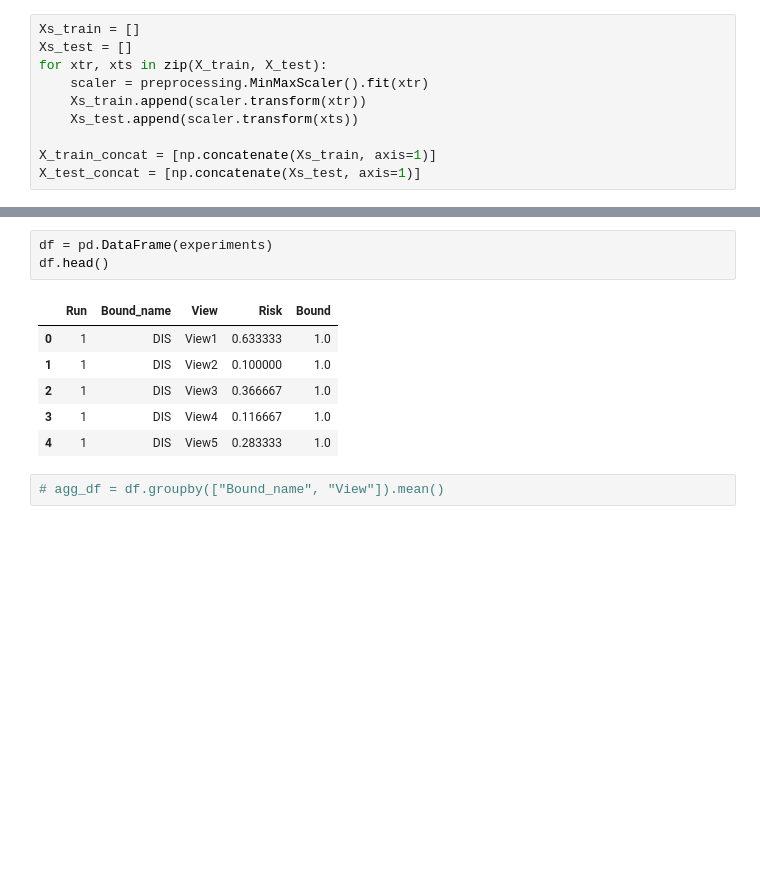
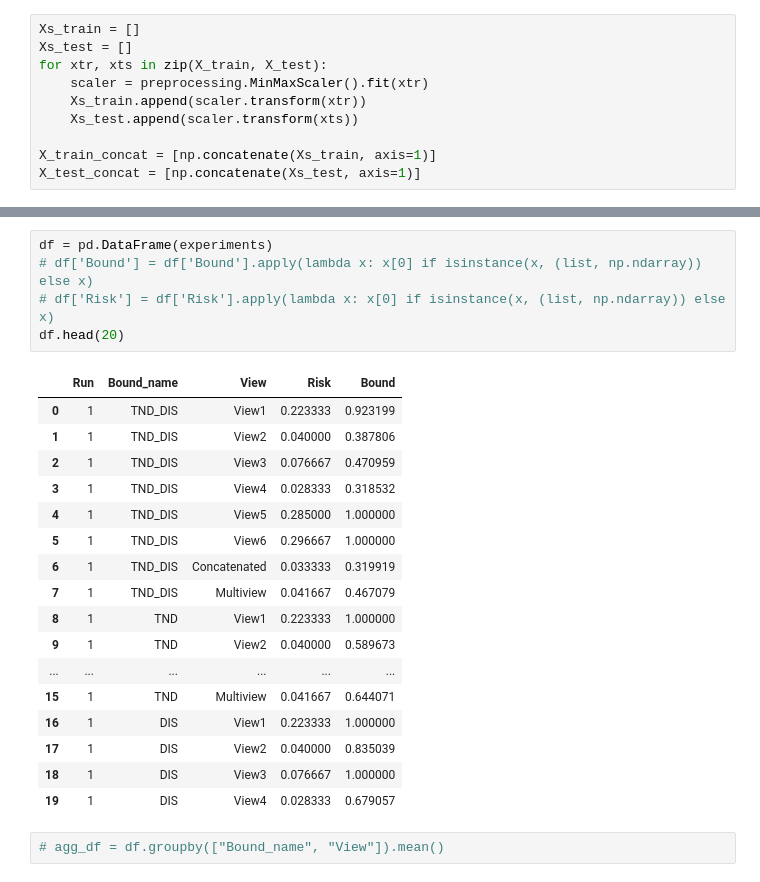
Before and after one commit to adidi24/Multi-View-Majority-Vote-Learning-Algorithms-Direct-Minimization-of-PAC-Bayesian-Bounds, a Jupyter notebook: empirical-evaluation-jupyter.ipynb, the cells around one changed output, grey strips where cells are left out. Saved outputs shown, nothing was run; the diff lists cells and outputs as text; blank space fills up the shorter version.

```diff
--- a/empirical-evaluation-jupyter.ipynb
+++ b/empirical-evaluation-jupyter.ipynb
@@ -167,12 +181,25 @@ Entering save and stats zone-------------------------------
-# %%
-df = pd.DataFrame(experiments)
-df.head()
-# %% [output]
-|  | Run | Bound_name | View | Risk | Bound |
-| 0 | 1 | DIS | View1 | 0.633333 | 1.0 |
-| 1 | 1 | DIS | View2 | 0.100000 | 1.0 |
-| 2 | 1 | DIS | View3 | 0.366667 | 1.0 |
-| 3 | 1 | DIS | View4 | 0.116667 | 1.0 |
-| 4 | 1 | DIS | View5 | 0.283333 | 1.0 |
+# %%
+df = pd.DataFrame(experiments)
+# df['Bound'] = df['Bound'].apply(lambda x: x[0] if isinstance(x, (list, np.ndarray)) else x)
+# df['Risk'] = df['Risk'].apply(lambda x: x[0] if isinstance(x, (list, np.ndarray)) else x)
+df.head(20)
+# %% [output]
+|  | Run | Bound_name | View | Risk | Bound |
+| 0 | 1 | TND_DIS | View1 | 0.223333 | 0.923199 |
+| 1 | 1 | TND_DIS | View2 | 0.040000 | 0.387806 |
+| 2 | 1 | TND_DIS | View3 | 0.076667 | 0.470959 |
+| 3 | 1 | TND_DIS | View4 | 0.028333 | 0.318532 |
+| 4 | 1 | TND_DIS | View5 | 0.285000 | 1.000000 |
+| 5 | 1 | TND_DIS | View6 | 0.296667 | 1.000000 |
+| 6 | 1 | TND_DIS | Concatenated | 0.033333 | 0.319919 |
+| 7 | 1 | TND_DIS | Multiview | 0.041667 | 0.467079 |
+| 8 | 1 | TND | View1 | 0.223333 | 1.000000 |
+| 9 | 1 | TND | View2 | 0.040000 | 0.589673 |
+| ... | ... | ... | ... | ... | ... |
+| 15 | 1 | TND | Multiview | 0.041667 | 0.644071 |
+| 16 | 1 | DIS | View1 | 0.223333 | 1.000000 |
+| 17 | 1 | DIS | View2 | 0.040000 | 0.835039 |
+| 18 | 1 | DIS | View3 | 0.076667 | 1.000000 |
+| 19 | 1 | DIS | View4 | 0.028333 | 0.679057 |
 # %%
 # agg_df = df.groupby(["Bound_name", "View"]).mean()
```
Also changed, not shown: parts of 6 cells of this notebook, 6 other files.
